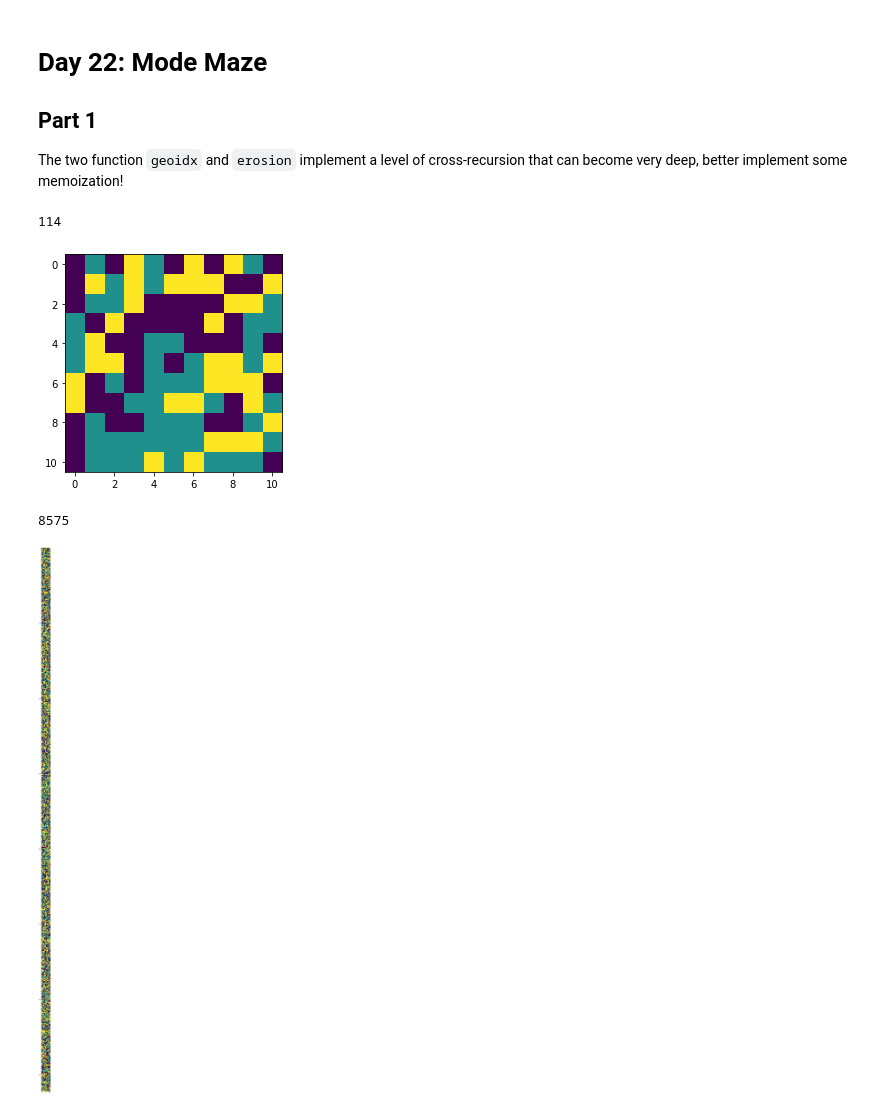
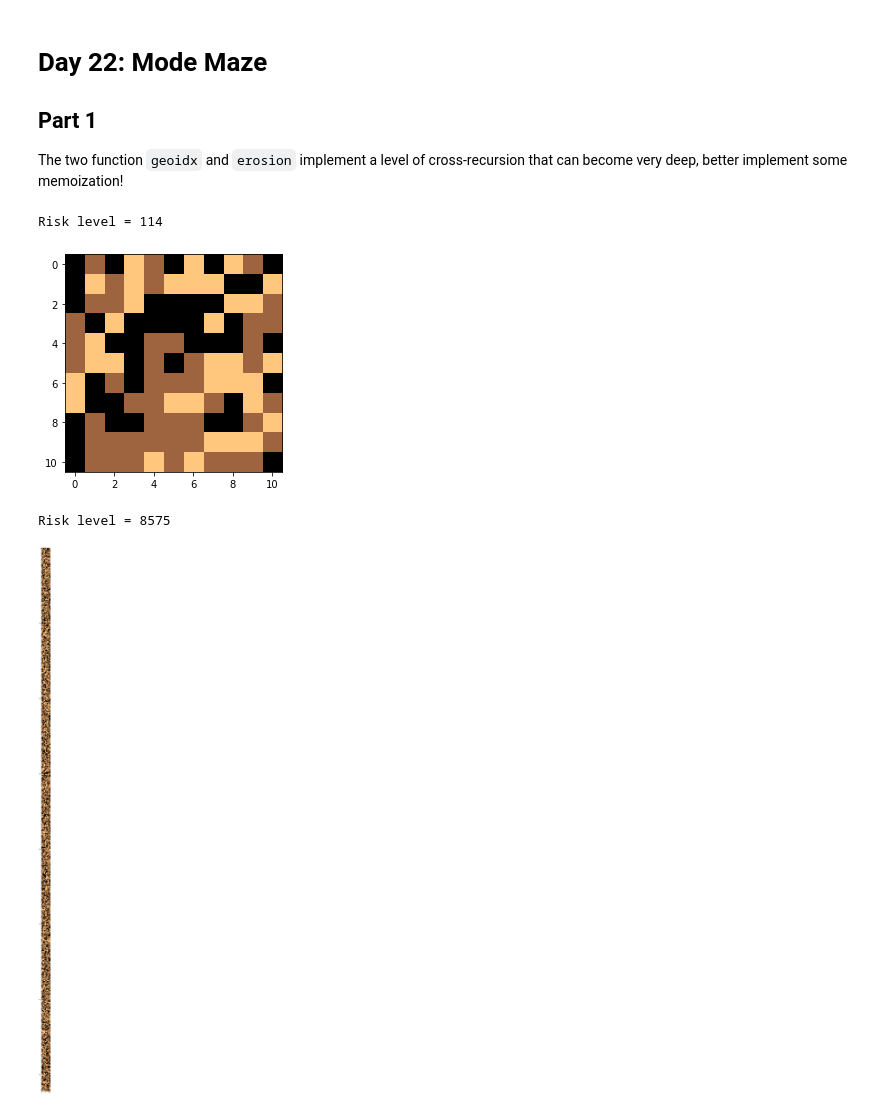
Before and after one commit to marcodelmastro/AdventOfCode2018, a Jupyter notebook: Day 22.ipynb, the cells around one changed output. Saved outputs shown, nothing was run; the diff lists cells and outputs as text; code cells hidden in the pictures.

```diff
--- a/Day 22.ipynb
+++ b/Day 22.ipynb
@@ -51,17 +51,17 @@ def exploreCave(depth=510,xt=10,yt=10):
 # %%
 # Re-initialize cache dictionaries to avoid contamination between example and full input
 
 G = defaultdict(lambda: -1)
 E = defaultdict(lambda: -1)
 
 cave = exploreCave(depth=510,xt=10,yt=10)
 
 import matplotlib.pyplot as plt
-plt.imshow(cave)
-print(sum(sum(cave)))
+plt.imshow(cave,cmap="copper")
+print("Risk level =",sum(sum(cave)))
 # %% [output]
-114
+Risk level = 114
-[figure, old version]
+[figure, new version]
 # %%
 depth = 10689
 xt = 11
@@ -73,8 +73,8 @@ E = defaultdict(lambda: -1)
 cave = exploreCave(depth,xt,yt)
 
 plt.figure(figsize=(10,100),dpi=100)
-plt.imshow(cave)
-print(sum(sum(cave)))
+plt.imshow(cave,cmap="copper")
+print("Risk level =",sum(sum(cave)))
 # %% [output]
-8575
+Risk level = 8575
-[figure, old version]
+[figure, new version]
```
Also changed, not shown: parts of 1 cell of this notebook.
